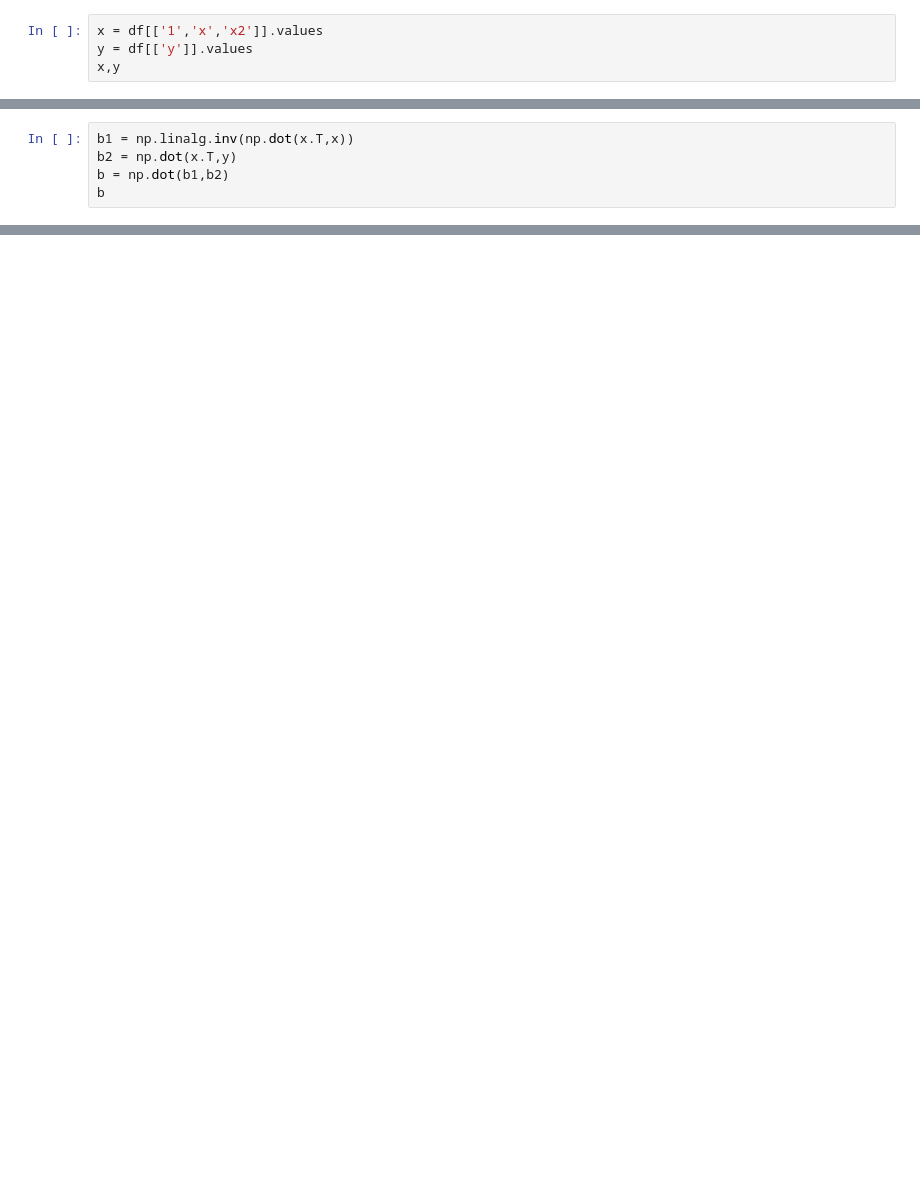
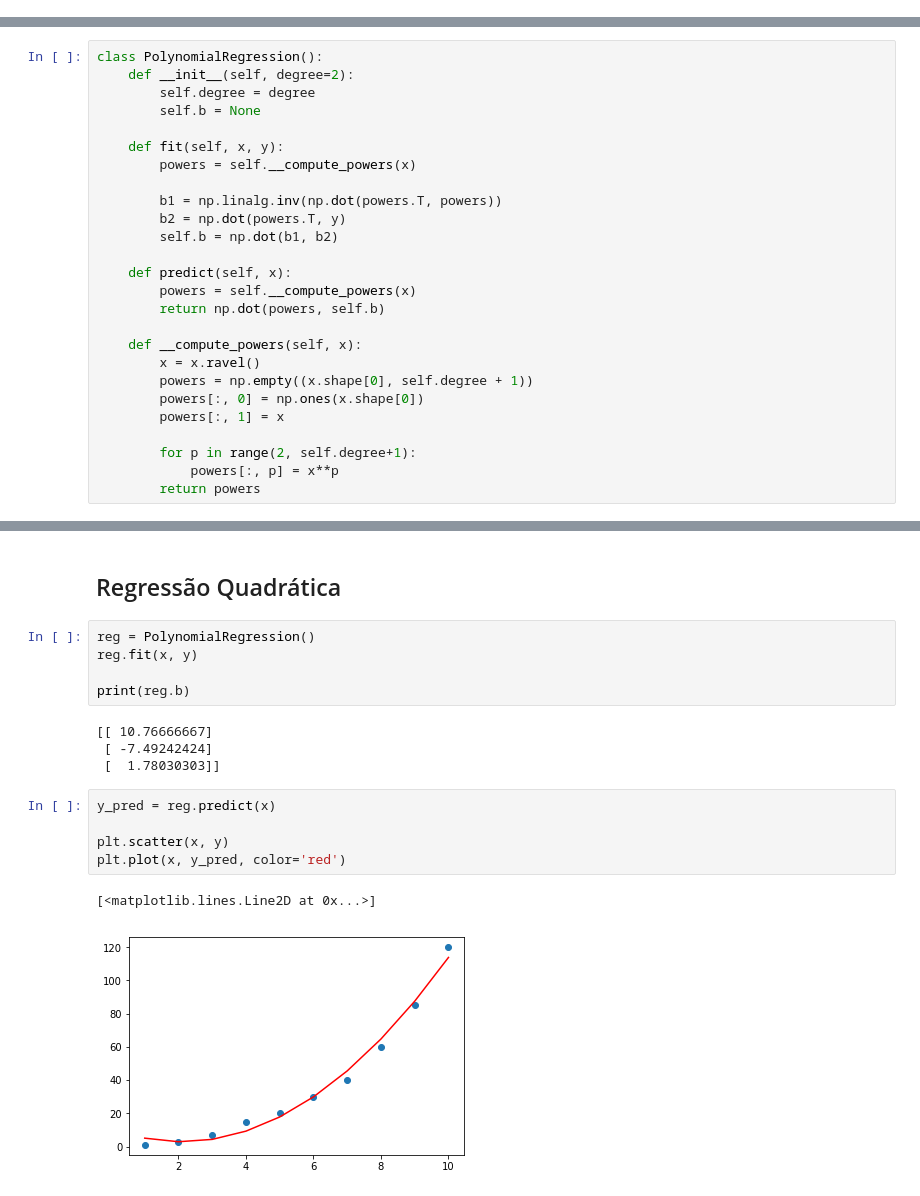
Before and after one commit to arnaldog12/Machine_Learning, a Jupyter notebook: Regressão Polinomial.ipynb, the cells around one changed output, grey strips where cells are left out. Saved outputs shown, nothing was run; the diff lists cells and outputs as text; blank space fills up the shorter version.

```diff
--- a/Regressão Polinomial.ipynb
+++ b/Regressão Polinomial.ipynb
@@ -32,4 +19,0 @@ df
-# %%
-x = df[['1','x','x2']].values
-y = df[['y']].values
-x,y
@@ -56,5 +19,0 @@ x,y
-# %%
-b1 = np.linalg.inv(np.dot(x.T,x))
-b2 = np.dot(x.T,y)
-b = np.dot(b1,b2)
-b
@@ -82,0 +22,26 @@ plt.plot(range(1,11),z)
+# %%
+class PolynomialRegression():
+    def __init__(self, degree=2):
+        self.degree = degree
+        self.b = None
+
+    def fit(self, x, y):
+        powers = self.__compute_powers(x)
+
+        b1 = np.linalg.inv(np.dot(powers.T, powers))
+        b2 = np.dot(powers.T, y)
+        self.b = np.dot(b1, b2)
+
+    def predict(self, x):
+        powers = self.__compute_powers(x)
+        return np.dot(powers, self.b)
+
+    def __compute_powers(self, x):
+        x = x.ravel()
+        powers = np.empty((x.shape[0], self.degree + 1))
+        powers[:, 0] = np.ones(x.shape[0])
+        powers[:, 1] = x
+
+        for p in range(2, self.degree+1):
+            powers[:, p] = x**p
+        return powers
@@ -82,0 +50,19 @@ plt.plot(range(1,11),z)
+# %% [markdown]
+## Regressão Quadrática
+# %%
+reg = PolynomialRegression()
+reg.fit(x, y)
+
+print(reg.b)
+# %% [output]
+[[ 10.76666667]
+ [ -7.49242424]
+ [  1.78030303]]
+# %%
+y_pred = reg.predict(x)
+
+plt.scatter(x, y)
+plt.plot(x, y_pred, color='red')
+# %% [output]
+[<matplotlib.lines.Line2D at 0x...>]
+[figure, added]
```
Also changed, not shown: parts of 19 cells of this notebook.
